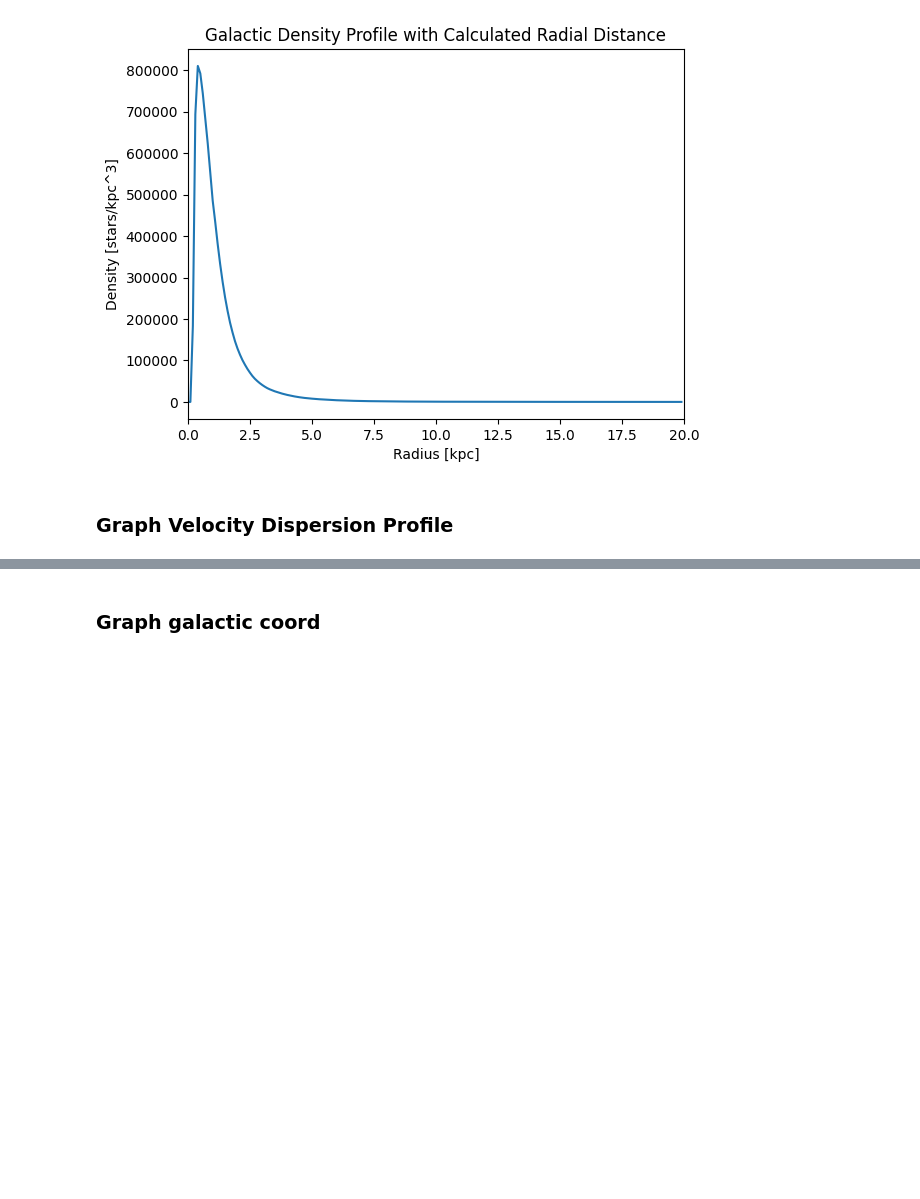
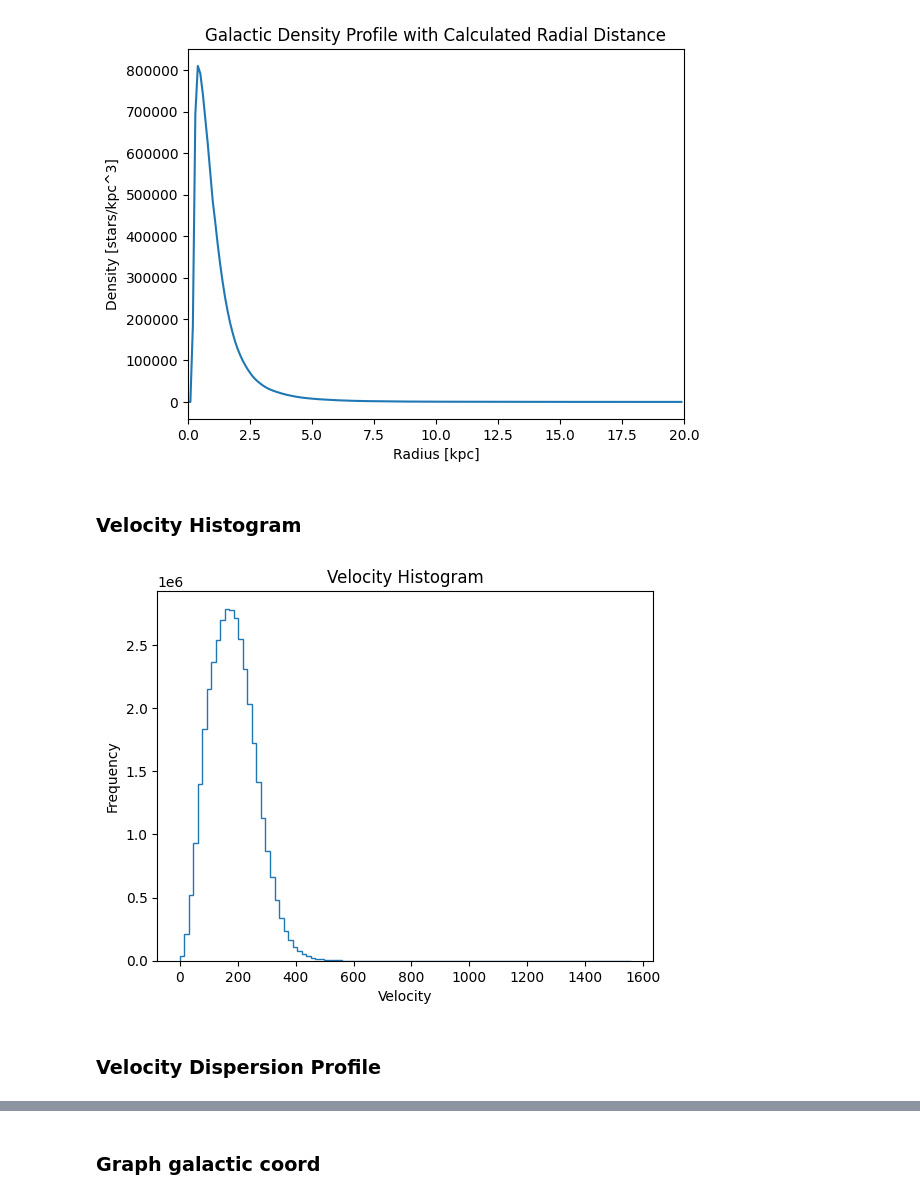
Before and after one commit to aeden2019/ananke_vera_rubin, a Jupyter notebook: vera_rubin.ipynb, the cells around one changed output, grey strips where cells are left out. Drawn from its saved outputs; the diff is of its cells as text; code cells hidden in the pictures; blank space fills up the shorter version.

```diff
--- a/vera_rubin.ipynb
+++ b/vera_rubin.ipynb
@@ -516,4 +519,4 @@ plt.show()
 # %% [output]
 [figure]
 # %% [markdown]
-### Graph Velocity Dispersion Profile
+### Velocity Histogram
@@ -523,0 +523,16 @@ plt.show()
+# %%
+# Calculate velocity scalar
+vr = (df['vx'].values**2 + df['vy'].values**2 + df['vz'].values**2)**0.5
+# %%
+# Create velocity histogram
+fig, ax = plt.subplots()
+ax.hist(vr, bins=100, histtype='step')
+ax.set_xlabel('Velocity')
+ax.set_ylabel('Frequency')
+plt.title('Velocity Histogram')
+
+plt.show()
+# %% [output]
+[figure, added]
+# %% [markdown]
+### Velocity Dispersion Profile
```
Also changed, not shown: parts of 11 cells of this notebook.
